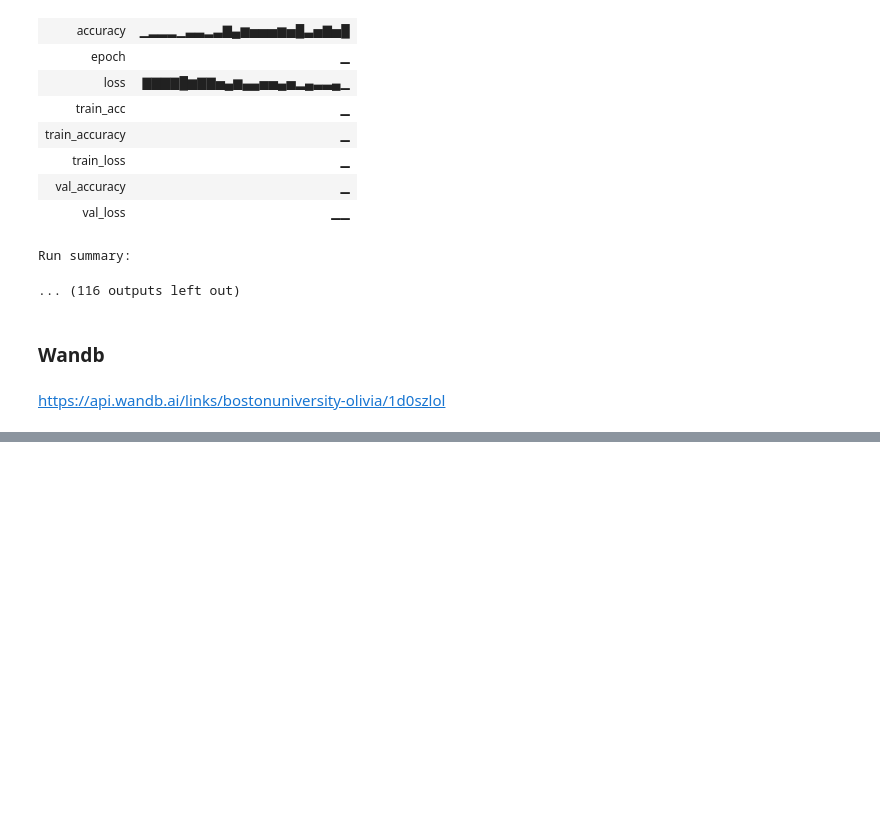
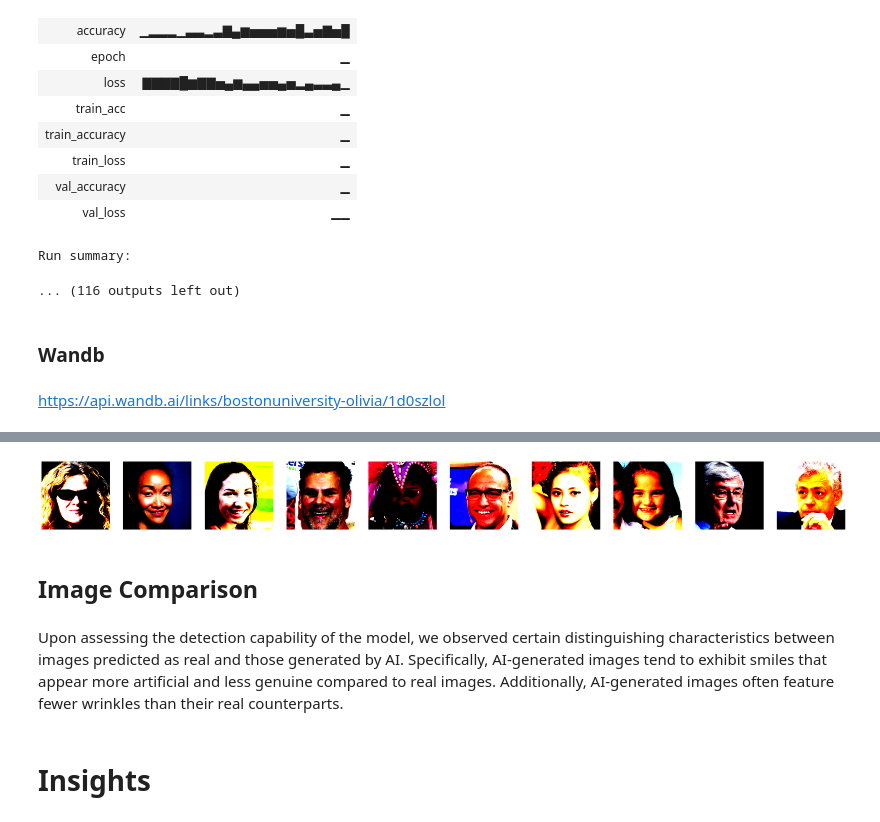
Before and after one commit to lilasu086/ba865, a Jupyter notebook: BA865_Group2_CNN_+_ViT.ipynb, the cells around one changed output, grey strips where cells are left out. Cells and saved outputs as stored; diff of their text form; code cells hidden in the pictures; blank space fills up the shorter version.

```diff
--- a/BA865_Group2_CNN_+_ViT.ipynb
+++ b/BA865_Group2_CNN_+_ViT.ipynb
@@ -522,0 +1412,12 @@ https://api.wandb.ai/links/bostonuniversity-olivia/1d0szlol
+# %%
+import matplotlib.pyplot as plt
+
+fig, axes = plt.subplots(nrows=1, ncols=len(index_poor_real), figsize=(30, 15))
+
+for i in range(0,10):
+  image = np.transpose(test_dataset[index_poor_real[i] - 1][0], (1, 2, 0))
+  axes[i].imshow(image)
+  axes[i].axis('off')  # Turn off axis
+
+plt.show()
+# %% [output]
@@ -522,0 +1434,7 @@ https://api.wandb.ai/links/bostonuniversity-olivia/1d0szlol
+[figure, added]
+# %% [markdown]
+## Image Comparison
+# %% [markdown]
+Upon assessing the detection capability of the model, we observed certain distinguishing characteristics between images predicted as real and those generated by AI. Specifically, AI-generated images tend to exhibit smiles that appear more artificial and less genuine compared to real images. Additionally, AI-generated images often feature fewer wrinkles than their real counterparts.
+# %% [markdown]
+# Insights
```
Also changed, not shown: parts of 50 cells of this notebook.
